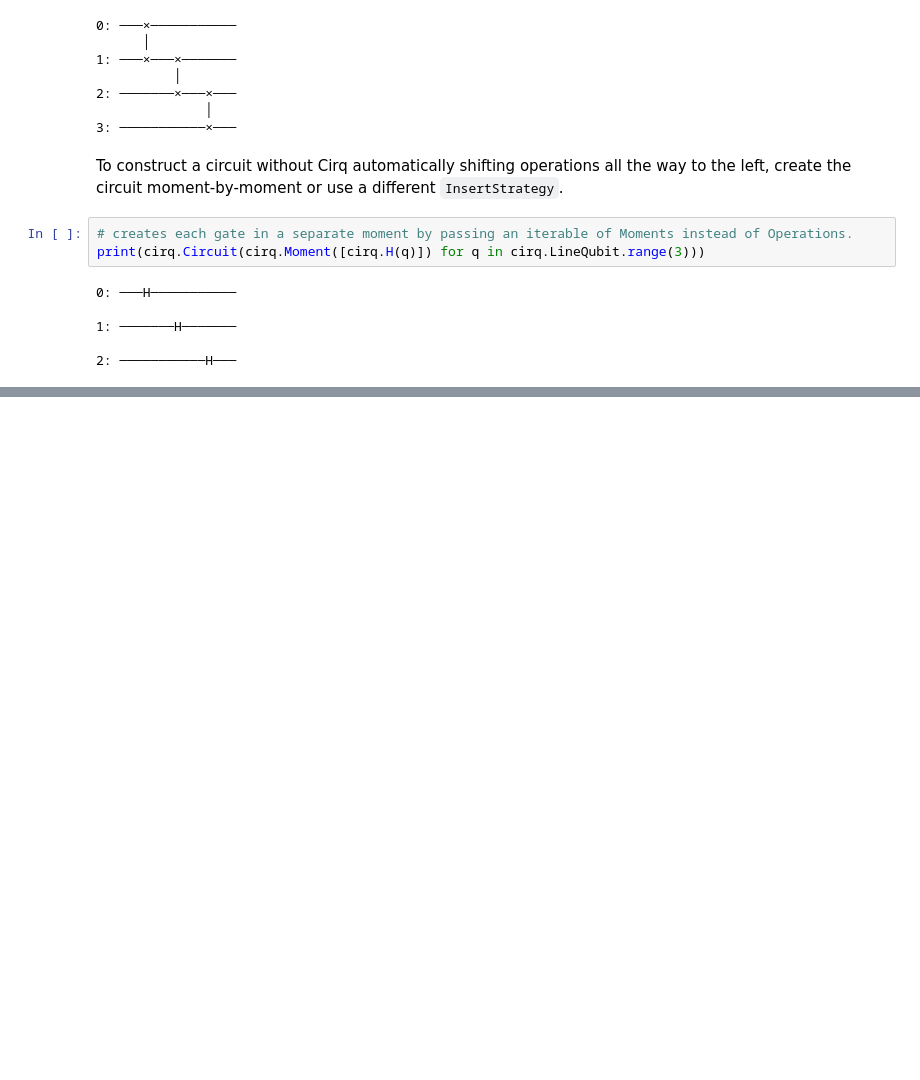
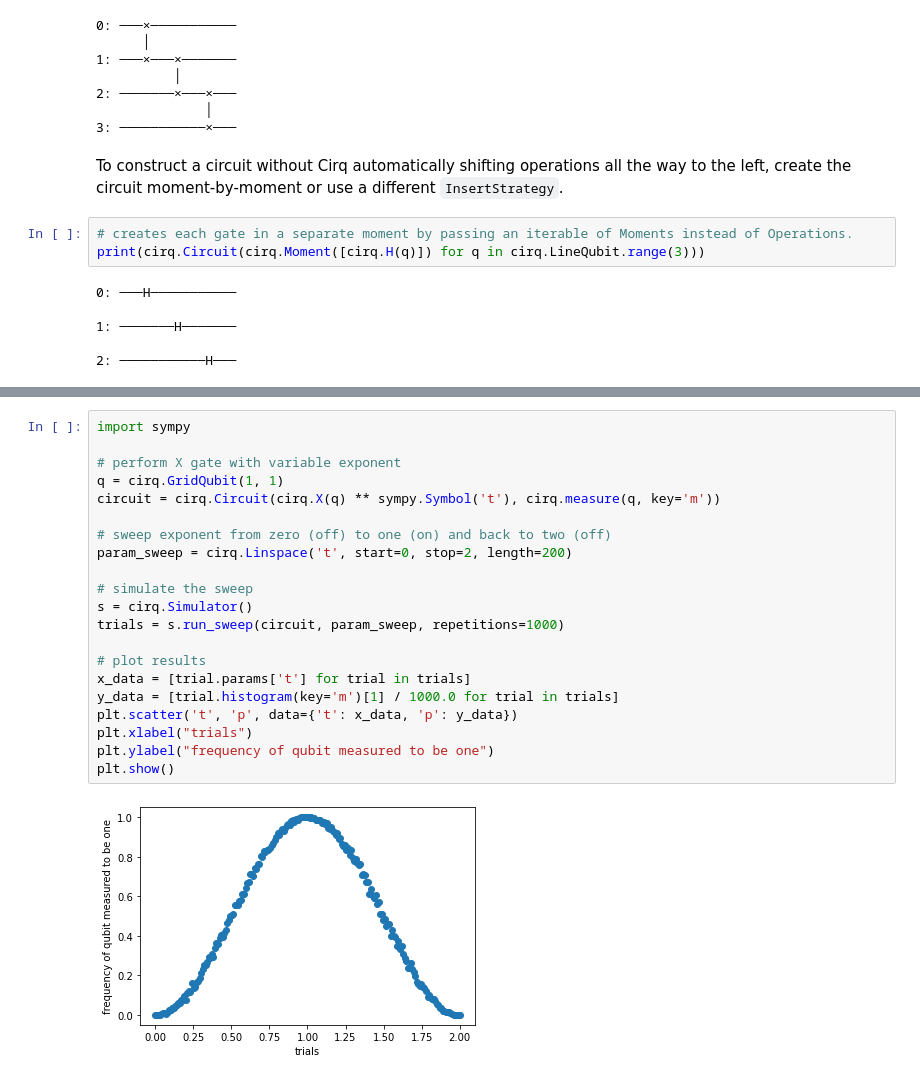
Before and after one commit to anubhavde/quantum-madness, a Jupyter notebook: quantum-madness.ipynb, the cells around one changed output, grey strips where cells are left out. Saved outputs shown, nothing was run; the diff lists cells and outputs as text; blank space fills up the shorter version.

```diff
--- a/quantum-madness.ipynb
+++ b/quantum-madness.ipynb
@@ -192,0 +298,23 @@ print(cirq.Circuit(cirq.Moment([cirq.H(q)]) for q in cirq.LineQubit.range(3)))
+# %%
+import sympy
+
+# perform X gate with variable exponent
+q = cirq.GridQubit(1, 1)
+circuit = cirq.Circuit(cirq.X(q) ** sympy.Symbol('t'), cirq.measure(q, key='m'))
+
+# sweep exponent from zero (off) to one (on) and back to two (off)
+param_sweep = cirq.Linspace('t', start=0, stop=2, length=200)
+
+# simulate the sweep
+s = cirq.Simulator()
+trials = s.run_sweep(circuit, param_sweep, repetitions=1000)
+
+# plot results
+x_data = [trial.params['t'] for trial in trials]
+y_data = [trial.histogram(key='m')[1] / 1000.0 for trial in trials]
+plt.scatter('t', 'p', data={'t': x_data, 'p': y_data})
+plt.xlabel("trials")
+plt.ylabel("frequency of qubit measured to be one")
+plt.show()
+# %% [output]
+[figure, added]
```
Also changed, not shown: parts of 20 cells of this notebook.
